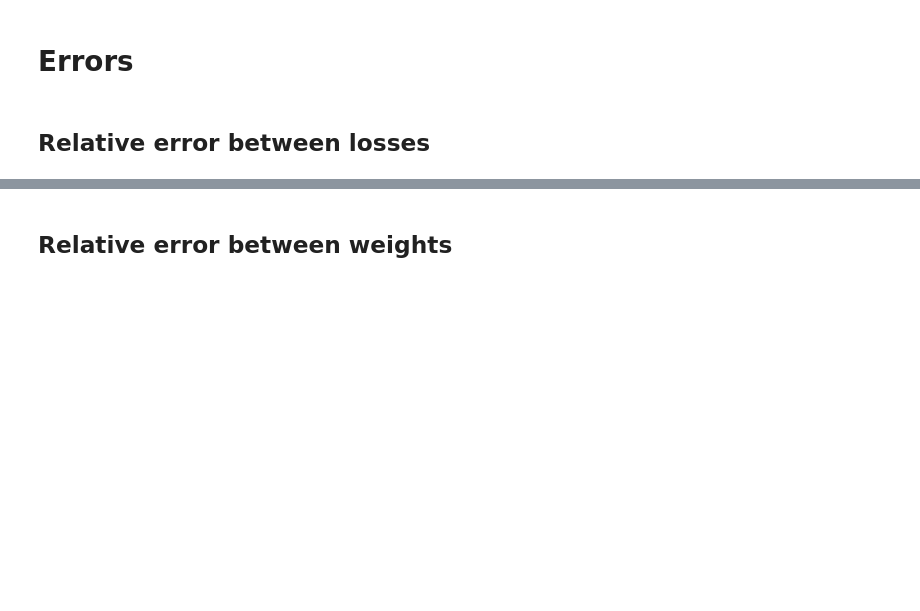
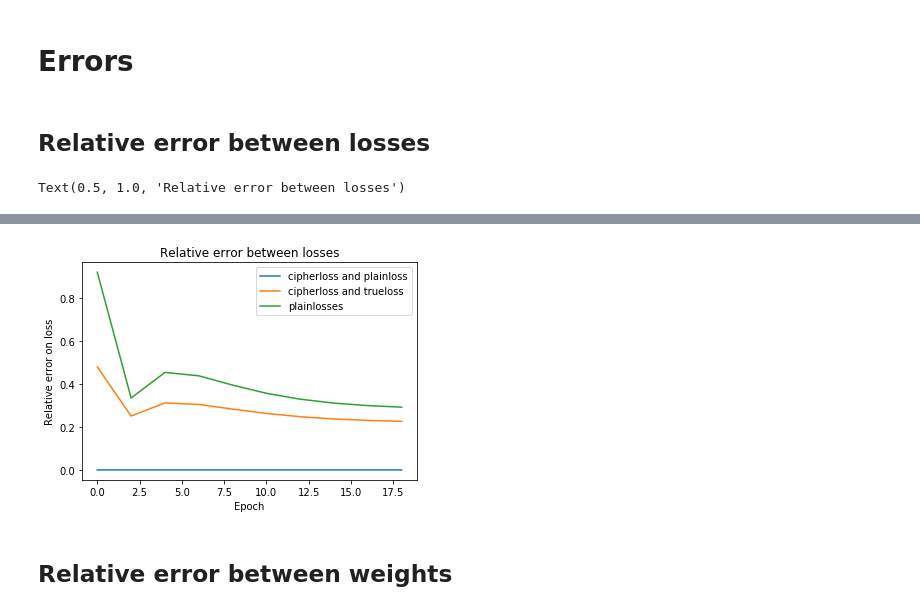
Before and after one commit to arthurPignet/privacy-preserving-titanic-challenge, a Jupyter notebook: ckks_titanic/notebooks/2-ap-main.ipynb, the cells around one changed output, grey strips where cells are left out. Drawn from its saved outputs; the diff is of its cells as text; code cells hidden in the pictures; blank space fills up the shorter version.

```diff
--- a/ckks_titanic/notebooks/2-ap-main.ipynb
+++ b/ckks_titanic/notebooks/2-ap-main.ipynb
@@ -403,0 +456,10 @@ unencrypted_model.loss_list
+# %%
+plt.plot([i*VERBOSE for i in range(len(model.loss_list))],  rel_err_cl, label='cipherloss and plainloss')
+plt.plot([i*VERBOSE for i in range(len(model.loss_list))],  rel_err_ct, label='cipherloss and trueloss' )
+plt.plot([i*VERBOSE for i in range(len(model.loss_list))],  rel_err_lt, label='plainlosses')
+plt.legend(loc='best')
+plt.xlabel('Epoch')
+plt.ylabel('Relative error on loss')
+plt.title('Relative error between losses')
+# %% [output]
+Text(0.5, 1.0, 'Relative error between losses')
@@ -404,2 +471,3 @@ unencrypted_model.loss_list
+[figure, added]
 # %% [markdown]
 ## Relative error between weights
```
Also changed, not shown: parts of 29 cells of this notebook, 2 other files.
